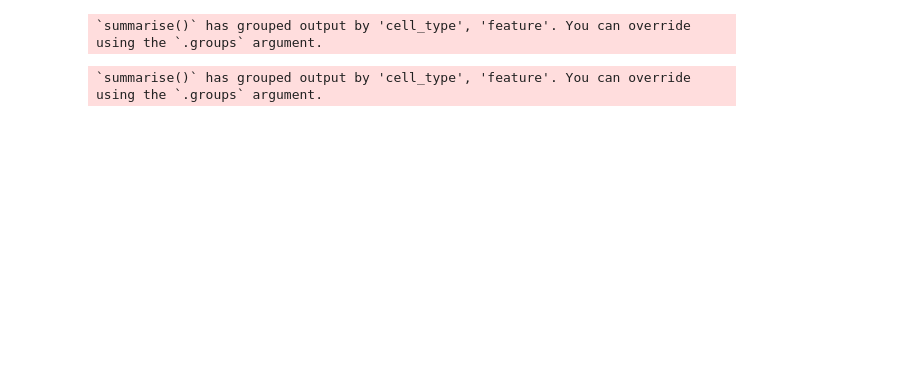
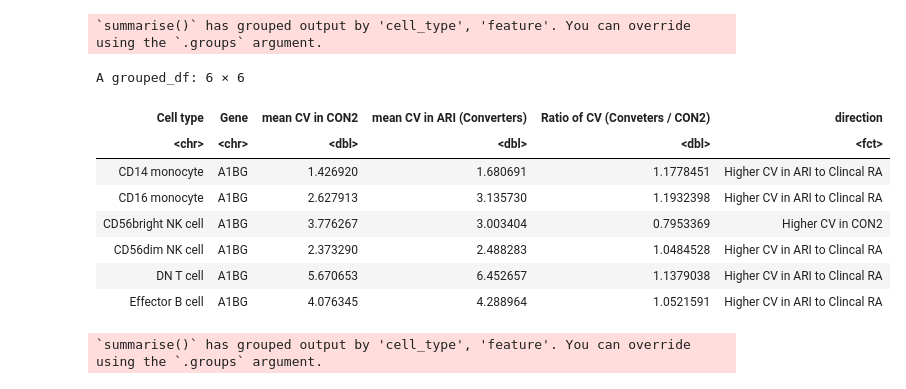
Before and after one commit to aifimmunology/ALTRA-manuscript, a Jupyter notebook: Analysis/scRNA/Longitudinal_analysis/05_R_scRNA_plamo_variability_analysis.ipynb, the cells around one changed output. Cells and saved outputs as stored; diff of their text form; code cells hidden in the pictures; blank space fills up the shorter version.

```diff
--- a/Analysis/scRNA/Longitudinal_analysis/05_R_scRNA_plamo_variability_analysis.ipynb
+++ b/Analysis/scRNA/Longitudinal_analysis/05_R_scRNA_plamo_variability_analysis.ipynb
@@ -364,6 +373,18 @@ celltype_cv_ratio <- celltype_cv %>%
 # %% [output]
 `summarise()` has grouped output by 'cell_type', 'feature'. You can override
 using the `.groups` argument.
+# %%
+celltype_cv_ratio%>% head()
+# %% [output]
+A grouped_df: 6 × 6
+| Cell type | Gene | mean CV in CON2 | mean CV in ARI (Converters) | Ratio of CV (Conveters / CON2) | direction |
+| <chr> | <chr> | <dbl> | <dbl> | <dbl> | <fct> |
+| CD14 monocyte | A1BG | 1.426920 | 1.680691 | 1.1778451 | Higher CV in ARI to Clincal RA |
+| CD16 monocyte | A1BG | 2.627913 | 3.135730 | 1.1932398 | Higher CV in ARI to Clincal RA |
+| CD56bright NK cell | A1BG | 3.776267 | 3.003404 | 0.7953369 | Higher CV in CON2 |
+| CD56dim NK cell | A1BG | 2.373290 | 2.488283 | 1.0484528 | Higher CV in ARI to Clincal RA |
+| DN T cell | A1BG | 5.670653 | 6.452657 | 1.1379038 | Higher CV in ARI to Clincal RA |
+| Effector B cell | A1BG | 4.076345 | 4.288964 | 1.0521591 | Higher CV in ARI to Clincal RA |
 # %%
 # calculate the ratio of CVs
 celltype_cv_ratio2 <- celltype_cv2 %>%
```
Also changed, not shown: parts of 14 cells of this notebook.
